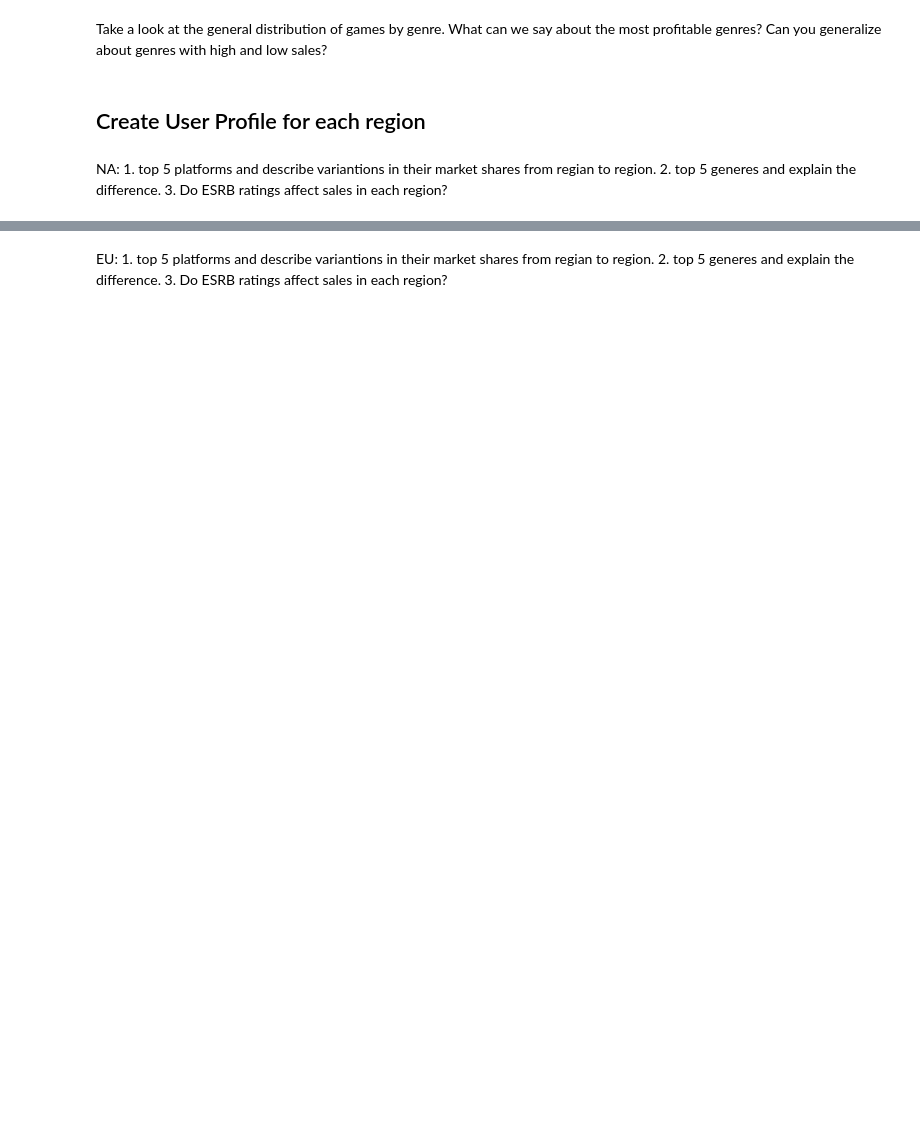
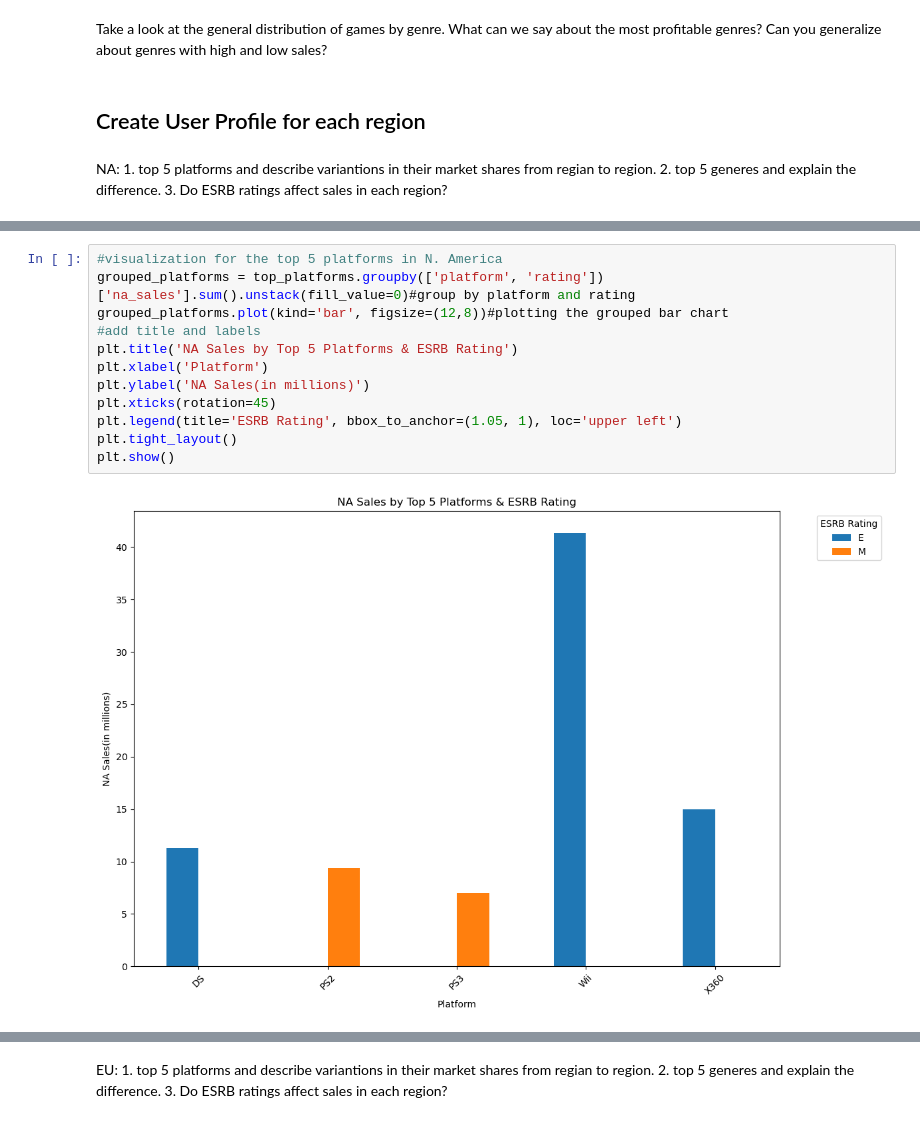
Before and after one commit to becominggiant/game_analysis, a Jupyter notebook: EDA.ipynb, the cells around one changed output, grey strips where cells are left out. Cells and saved outputs as stored; diff of their text form; blank space fills up the shorter version.

```diff
--- a/EDA.ipynb
+++ b/EDA.ipynb
@@ -656,0 +700,14 @@ NA:
+# %%
+#visualization for the top 5 platforms in N. America
+grouped_platforms = top_platforms.groupby(['platform', 'rating'])['na_sales'].sum().unstack(fill_value=0)#group by platform and rating
+grouped_platforms.plot(kind='bar', figsize=(12,8))#plotting the grouped bar chart
+#add title and labels
+plt.title('NA Sales by Top 5 Platforms & ESRB Rating')
+plt.xlabel('Platform')
+plt.ylabel('NA Sales(in millions)')
+plt.xticks(rotation=45)
+plt.legend(title='ESRB Rating', bbox_to_anchor=(1.05, 1), loc='upper left')
+plt.tight_layout()
+plt.show()
+# %% [output]
+[figure, added]
```
Also changed, not shown: parts of 18 cells of this notebook.
